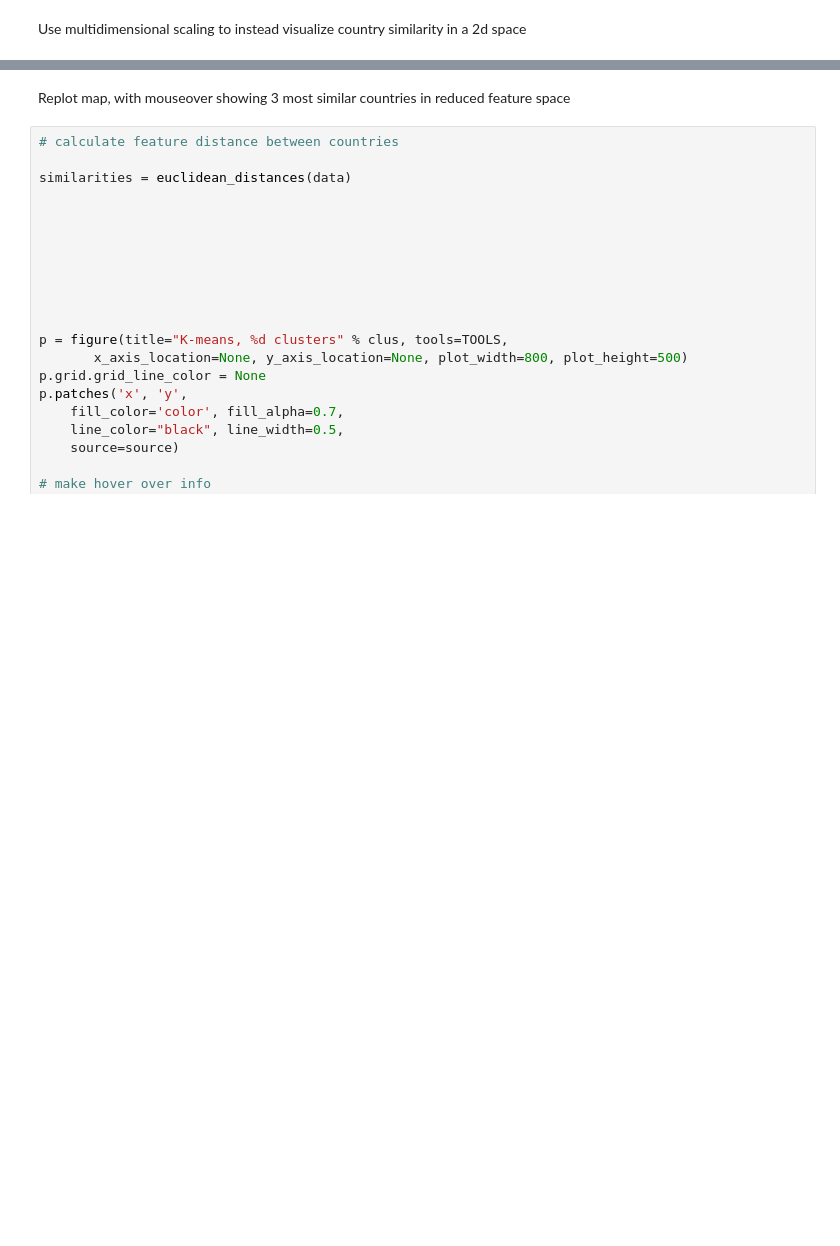
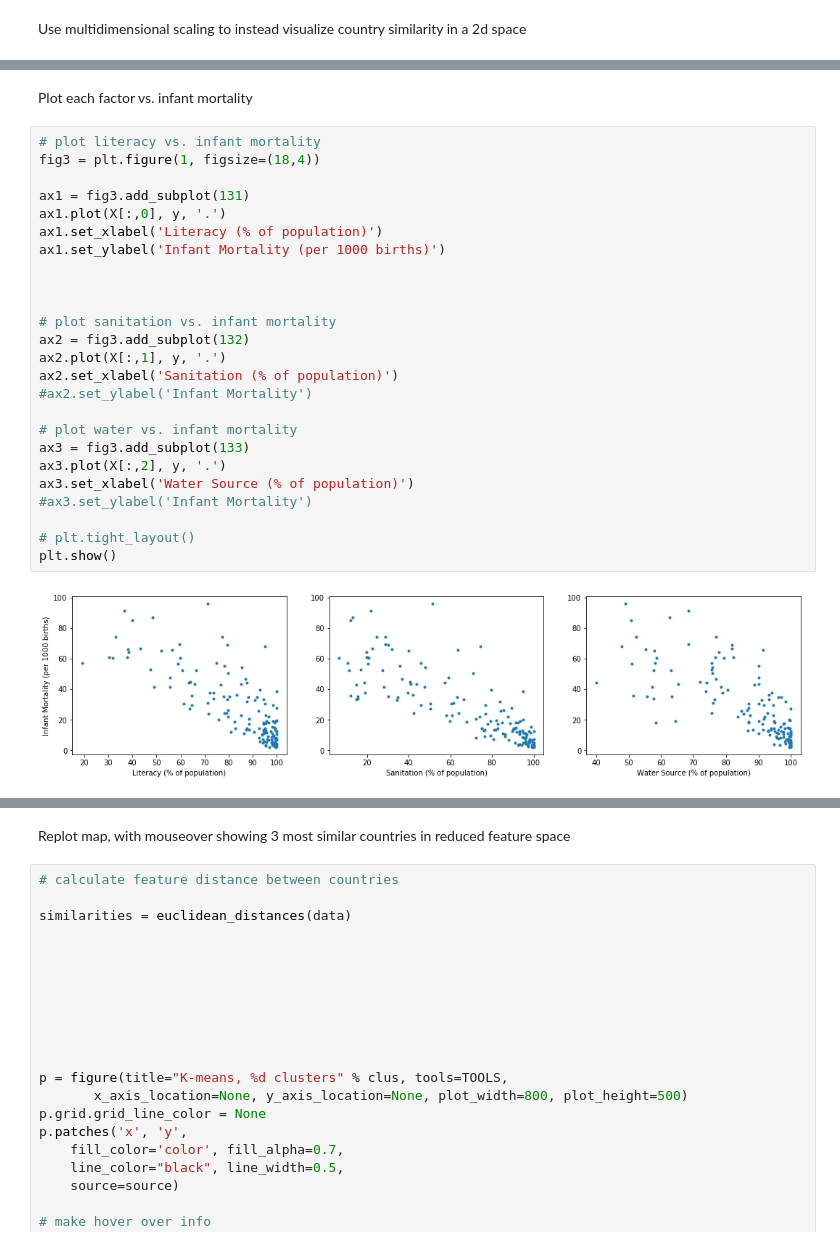
Before and after one commit to rmillin/world-health-data, a Jupyter notebook: WorldHealth-Bokeh.ipynb, the cells around one changed output, grey strips where cells are left out. Drawn from its saved outputs; the diff is of its cells as text; blank space fills up the shorter version.

```diff
--- a/WorldHealth-Bokeh.ipynb
+++ b/WorldHealth-Bokeh.ipynb
@@ -431,0 +492,29 @@ mds_analysis(ICAdata,country_colors,country_names,'Multi-dimensional scaling, af
+# %% [markdown]
+Plot each factor vs. infant mortality
+# %%
+# plot literacy vs. infant mortality
+fig3 = plt.figure(1, figsize=(18,4))
+
+ax1 = fig3.add_subplot(131)
+ax1.plot(X[:,0], y, '.')
+ax1.set_xlabel('Literacy (% of population)')
+ax1.set_ylabel('Infant Mortality (per 1000 births)')
+
+
+
+# plot sanitation vs. infant mortality
+ax2 = fig3.add_subplot(132)
+ax2.plot(X[:,1], y, '.')
+ax2.set_xlabel('Sanitation (% of population)')
+#ax2.set_ylabel('Infant Mortality')
+
+# plot water vs. infant mortality
+ax3 = fig3.add_subplot(133)
+ax3.plot(X[:,2], y, '.')
+ax3.set_xlabel('Water Source (% of population)')
+#ax3.set_ylabel('Infant Mortality')
+
+# plt.tight_layout()
+plt.show()
+# %% [output]
+[figure, added]
```
Also changed, not shown: parts of 9 cells of this notebook, 2 other files.
